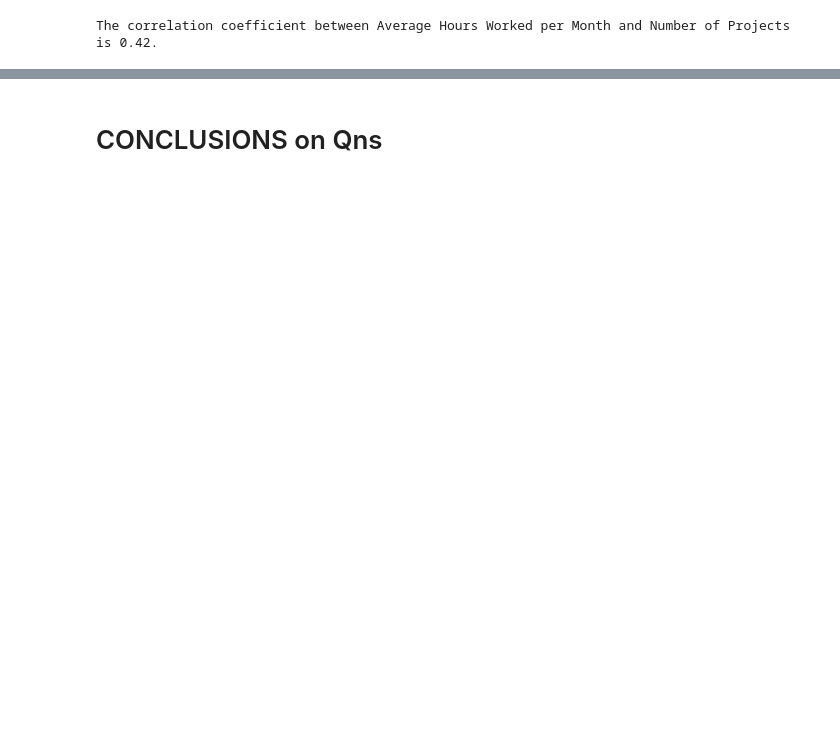
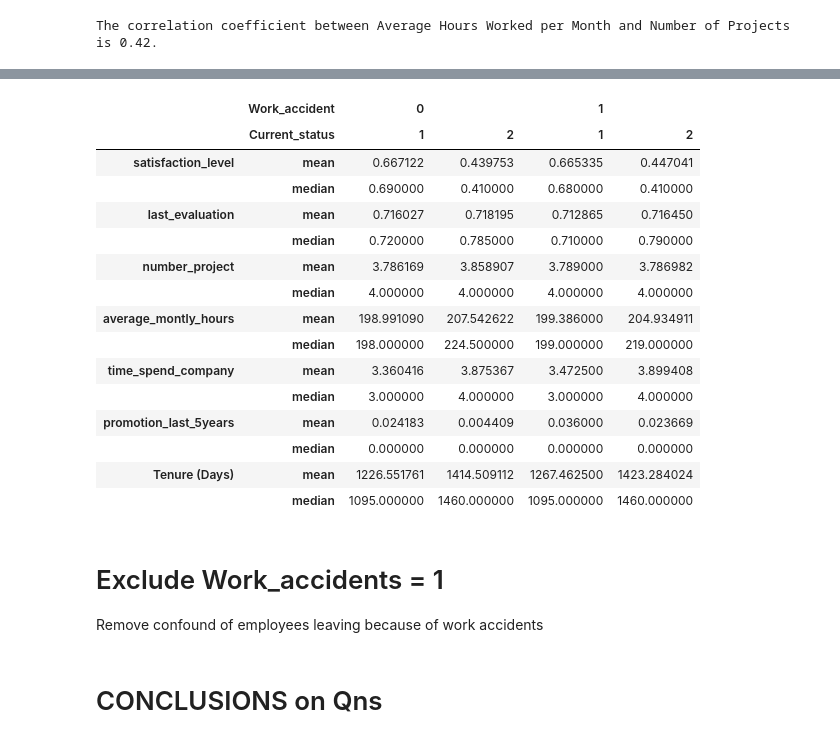
Before and after one commit to shanCH3n/Project1-DAbootcamp-Grp2, a Jupyter notebook: 01_Data/HRcomma_clean.ipynb, the cells around one changed output, grey strips where cells are left out. Saved outputs shown, nothing was run; the diff lists cells and outputs as text; code cells hidden in the pictures; blank space fills up the shorter version.

```diff
--- a/01_Data/HRcomma_clean.ipynb
+++ b/01_Data/HRcomma_clean.ipynb
@@ -455,0 +657,3 @@ The correlation coefficient between Average Hours Worked per Month and Number of
+# %%
+HR_by_accident_left = df_HR.groupby(['Work_accident','Current_status']).aggregate([np.mean, np.median])
+HR_by_accident_left
@@ -456,3 +668,27 @@ The correlation coefficient between Average Hours Worked per Month and Number of
+# %%
+HR_by_accident_left.transpose()
+# 1 = Stayers, 2 = Leavers
+# %% [output]
+|  | Work_accident | 0 |  | 1 |  |
+|  | Current_status | 1 | 2 | 1 | 2 |
+| satisfaction_level | mean | 0.667122 | 0.439753 | 0.665335 | 0.447041 |
+|  | median | 0.690000 | 0.410000 | 0.680000 | 0.410000 |
+| last_evaluation | mean | 0.716027 | 0.718195 | 0.712865 | 0.716450 |
+|  | median | 0.720000 | 0.785000 | 0.710000 | 0.790000 |
+| number_project | mean | 3.786169 | 3.858907 | 3.789000 | 3.786982 |
+|  | median | 4.000000 | 4.000000 | 4.000000 | 4.000000 |
+| average_montly_hours | mean | 198.991090 | 207.542622 | 199.386000 | 204.934911 |
+|  | median | 198.000000 | 224.500000 | 199.000000 | 219.000000 |
+| time_spend_company | mean | 3.360416 | 3.875367 | 3.472500 | 3.899408 |
+|  | median | 3.000000 | 4.000000 | 3.000000 | 4.000000 |
+| promotion_last_5years | mean | 0.024183 | 0.004409 | 0.036000 | 0.023669 |
+|  | median | 0.000000 | 0.000000 | 0.000000 | 0.000000 |
+| Tenure (Days) | mean | 1226.551761 | 1414.509112 | 1267.462500 | 1423.284024 |
+|  | median | 1095.000000 | 1460.000000 | 1095.000000 | 1460.000000 |
+# %% [markdown]
+# Exclude Work_accidents = 1
+
+Remove confound of employees leaving because of work accidents
 # %% [markdown]
 # CONCLUSIONS on Qns
 # %%
```
Also changed, not shown: parts of 36 cells of this notebook.
